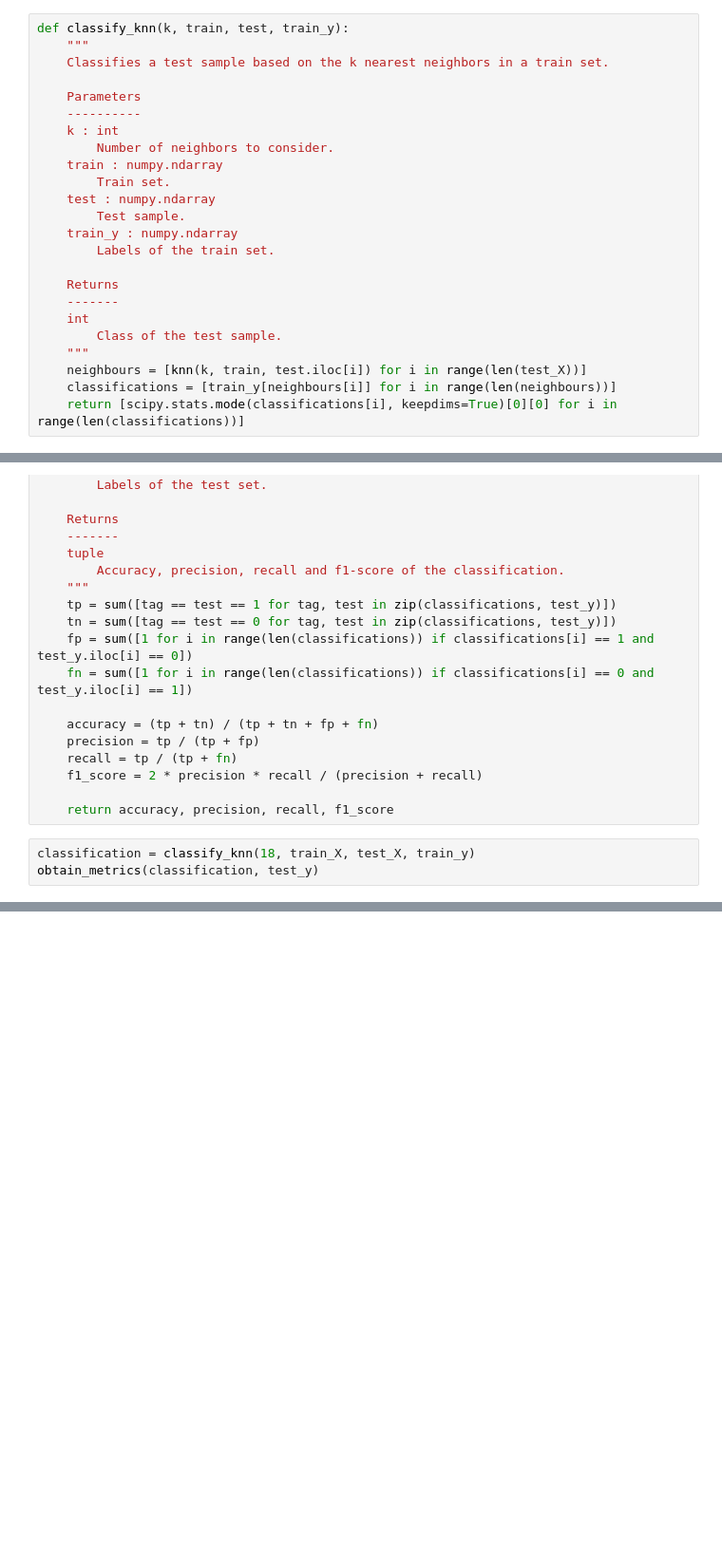
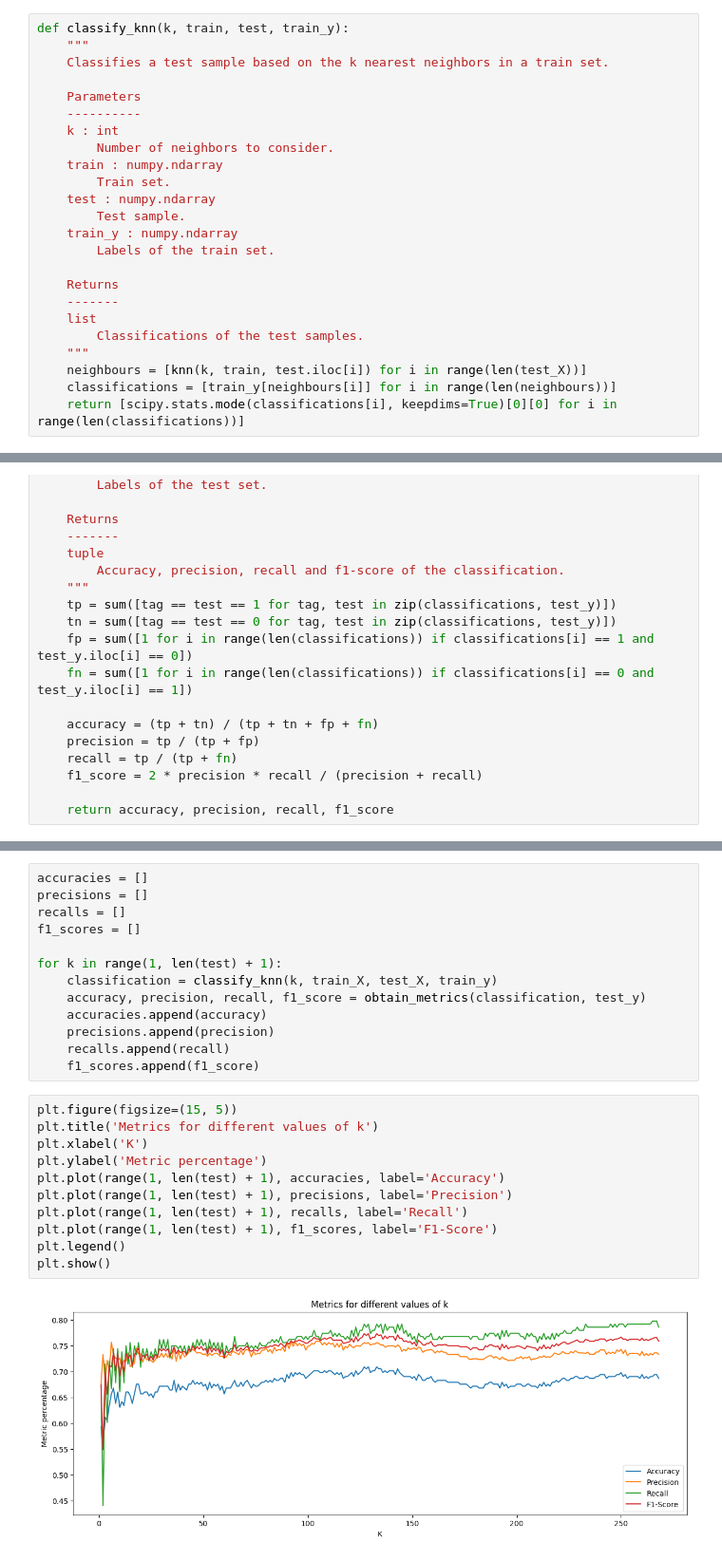
Before and after one commit to paduathiago/ML-supervised-and-unsupervised, a Jupyter notebook: tp2.ipynb, the cells around one changed output, grey strips where cells are left out. Shown at 95% size. Drawn from its saved outputs; the diff is of its cells as text; blank space fills up the shorter version.

```diff
--- a/tp2.ipynb
+++ b/tp2.ipynb
@@ -69,8 +71,8 @@ def classify_knn(k, train, test, train_y):
 
     Returns
     -------
-    int
-        Class of the test sample.
+    list
+        Classifications of the test samples.
     """
     neighbours = [knn(k, train, test.iloc[i]) for i in range(len(test_X))]
     classifications = [train_y[neighbours[i]] for i in range(len(neighbours))]
@@ -103,6 +105,3 @@ def obtain_metrics(classifications, test_y):
     f1_score = 2 * precision * recall / (precision + recall)
 
     return accuracy, precision, recall, f1_score
-# %%
-classification = classify_knn(18, train_X, test_X, train_y)
-obtain_metrics(classification, test_y)
@@ -114,0 +131,26 @@ obtain_metrics(classification, test_y)
+# %%
+accuracies = []
+precisions = []
+recalls = []
+f1_scores = []
+
+for k in range(1, len(test) + 1):
+    classification = classify_knn(k, train_X, test_X, train_y)
+    accuracy, precision, recall, f1_score = obtain_metrics(classification, test_y)
+    accuracies.append(accuracy)
+    precisions.append(precision)
+    recalls.append(recall)
+    f1_scores.append(f1_score)
+# %%
+plt.figure(figsize=(15, 5))
+plt.title('Metrics for different values of k')
+plt.xlabel('K')
+plt.ylabel('Metric percentage')
+plt.plot(range(1, len(test) + 1), accuracies, label='Accuracy')
+plt.plot(range(1, len(test) + 1), precisions, label='Precision')
+plt.plot(range(1, len(test) + 1), recalls, label='Recall')
+plt.plot(range(1, len(test) + 1), f1_scores, label='F1-Score')
+plt.legend()
+plt.show()
+# %% [output]
+[figure, added]
```
Also changed, not shown: parts of 4 cells of this notebook.
